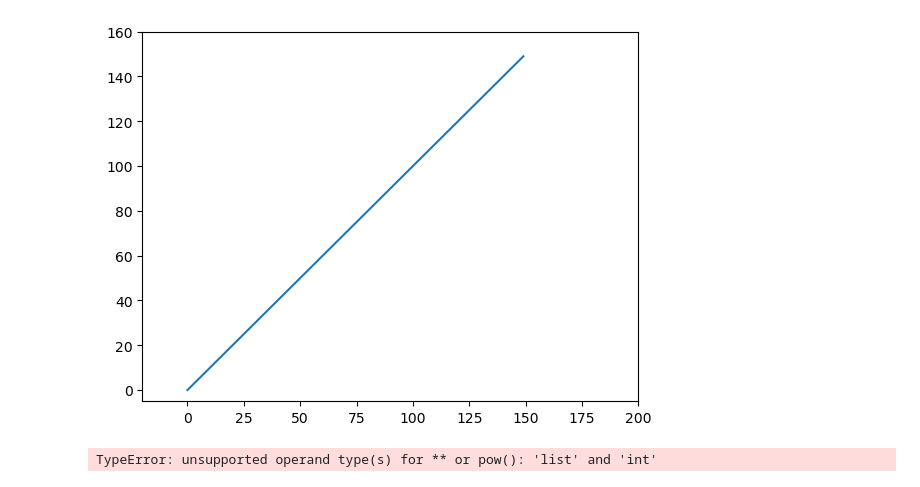
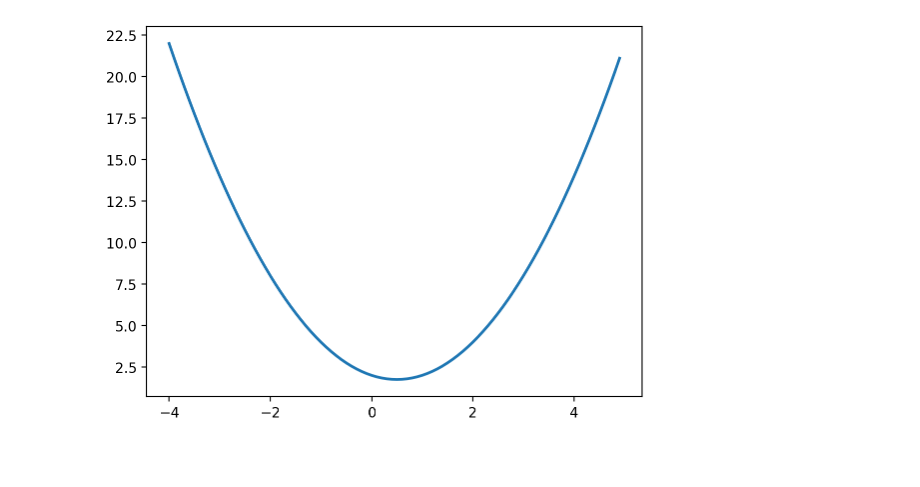
Before and after one commit to jacobpanyathong1/data-science-libraries, a Jupyter notebook: matplotlib_exercises.ipynb, the cells around one changed output. Cells and saved outputs as stored; diff of their text form; code cells hidden in the pictures; blank space fills up the shorter version.

```diff
--- a/matplotlib_exercises.ipynb
+++ b/matplotlib_exercises.ipynb
@@ -6,19 +8,10 @@ import matplotlib.pyplot as plt
-# %%
-plt.plot(range(len(x)), x)
-plt.xlim(-20, 200)
-plt.ylim(-5, 160)
-plt.show()
-# %% [output]
-[figure, removed]
 # %%
+x = np.arange(-4, 5, 0.1)
+y = x**2 -x + 2
 
-y = x**2 - x + 2
-fig, ax = plt.subplots()
+plt.plot(x, y, linewidth=2.0)
 
-ax.plot(x, y, linewidth=2.0)
-ax.set(xlim=(0, 8), xticks=np.arange(-5, 10),
-       ylim=(0, 8), yticks=np.arange(-5, 10))
 plt.show()
 # %% [output]
-TypeError: unsupported operand type(s) for ** or pow(): 'list' and 'int'
+[figure, added]
 # %%
```
Also changed, not shown: parts of 8 cells of this notebook.
